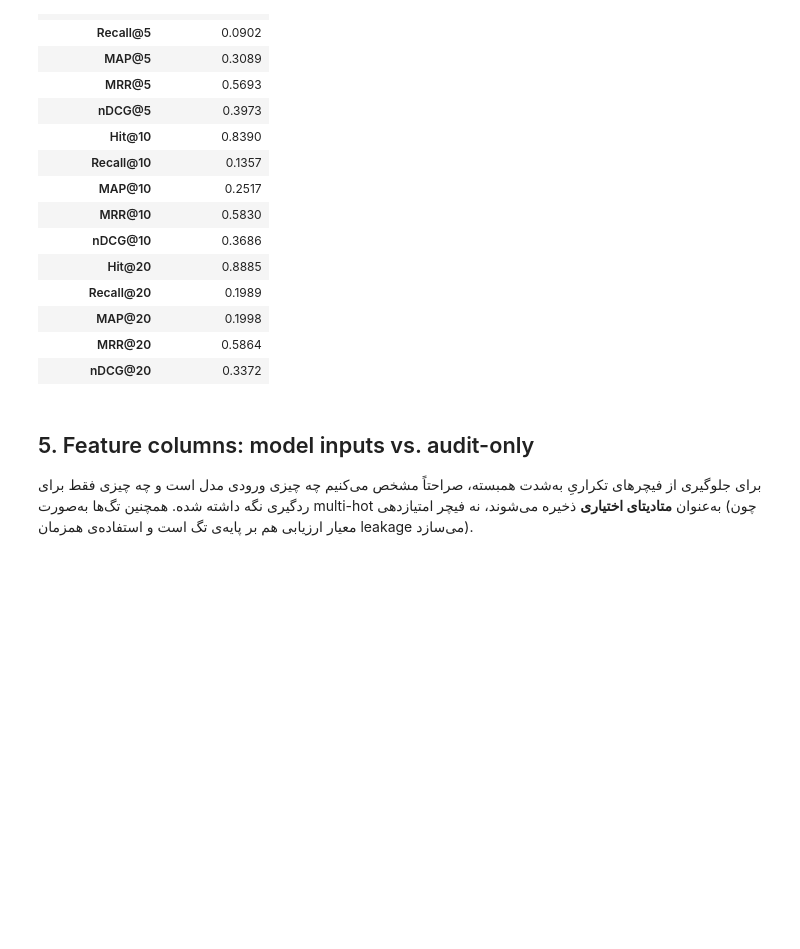
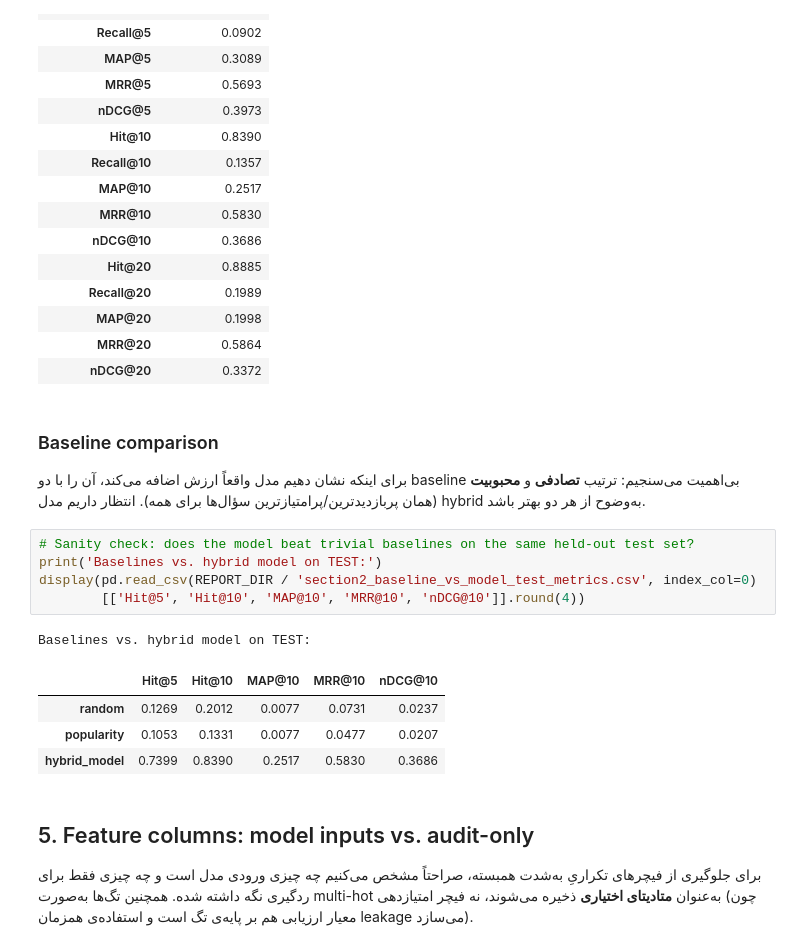
Before and after one commit to sajadTaghizade/Data-Science, a Jupyter notebook: Phase 2/Project_P2/section2_eda_report.ipynb, the cells around one changed output. Saved outputs shown, nothing was run; the diff lists cells and outputs as text; blank space fills up the shorter version.

```diff
--- a/Phase 2/Project_P2/section2_eda_report.ipynb
+++ b/Phase 2/Project_P2/section2_eda_report.ipynb
@@ -205,6 +205,21 @@ Final TEST metrics (evaluated once):
 | MAP@20 | 0.1998 |
 | MRR@20 | 0.5864 |
 | nDCG@20 | 0.3372 |
+# %% [markdown]
+### Baseline comparison
+
+برای اینکه نشان دهیم مدل واقعاً ارزش اضافه می‌کند، آن را با دو baseline بی‌اهمیت می‌سنجیم: ترتیب **تصادفی** و **محبوبیت** (همان پربازدیدترین/پرامتیازترین سؤال‌ها برای همه). انتظار داریم مدل hybrid به‌وضوح از هر دو بهتر باشد.
+# %%
+# Sanity check: does the model beat trivial baselines on the same held-out test set?
+print('Baselines vs. hybrid model on TEST:')
+display(pd.read_csv(REPORT_DIR / 'section2_baseline_vs_model_test_metrics.csv', index_col=0)
+        [['Hit@5', 'Hit@10', 'MAP@10', 'MRR@10', 'nDCG@10']].round(4))
+# %% [output]
+Baselines vs. hybrid model on TEST:
+|  | Hit@5 | Hit@10 | MAP@10 | MRR@10 | nDCG@10 |
+| random | 0.1269 | 0.2012 | 0.0077 | 0.0731 | 0.0237 |
+| popularity | 0.1053 | 0.1331 | 0.0077 | 0.0477 | 0.0207 |
+| hybrid_model | 0.7399 | 0.8390 | 0.2517 | 0.5830 | 0.3686 |
 # %% [markdown]
 ## 5. Feature columns: model inputs vs. audit-only
 
```
Also changed, not shown: 10 other files.
